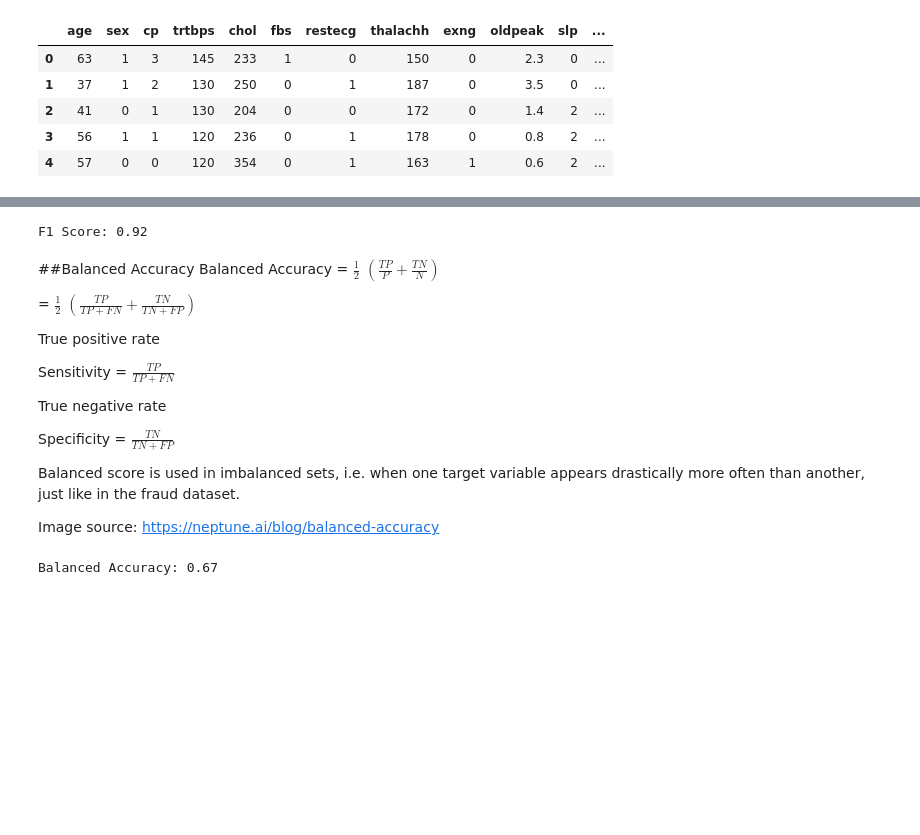
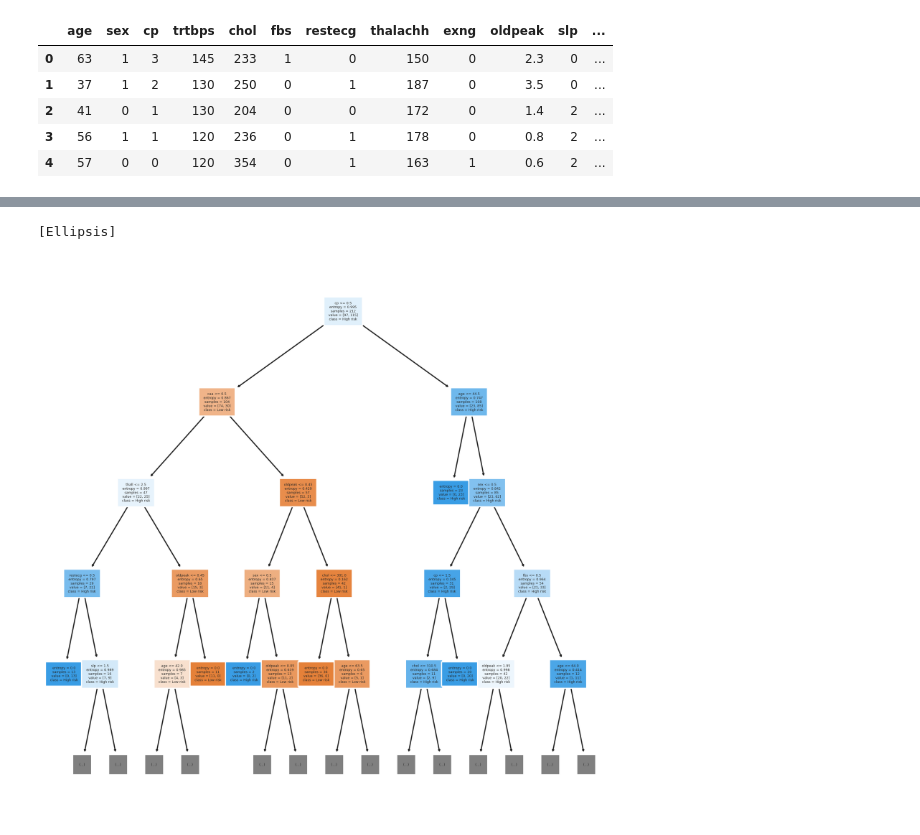
Before and after one commit to IndraniMandal/New-Revisions, a Jupyter notebook: Model_Metrics.ipynb, the cells around one changed output, grey strips where cells are left out. Cells and saved outputs as stored; diff of their text form; code cells hidden in the pictures; blank space fills up the shorter version.

```diff
--- a/Model_Metrics.ipynb
+++ b/Model_Metrics.ipynb
@@ -171,30 +269,2 @@ Balanced between recall and precision. Mainly used in imbalanced sets, i.e. when
-# %%
-print("F1 Score: {:3.2f}".format(f1_score(y_test, y_test_model, average='weighted')))
-# %% [output]
-F1 Score: 0.92
-# %% [markdown]
-##Balanced Accuracy
-Balanced Accuracy = $\frac{1}{2}$ $({\frac{TP}{P} + \frac{TN}{N}})$
-
-= $\frac{1}{2}$ $({\frac{TP}{TP+FN} + \frac{TN}{TN+FP}})$
-
-
-True positive rate
-
-Sensitivity = $\frac{TP}{TP + FN}$
-
-True negative rate
-
-Specificity = $\frac{TN}{TN + FP}$
-
-
-
-Balanced score is used in imbalanced sets, i.e. when one target variable appears drastically more often than another, just like in the fraud dataset.
-
-
-Image source: https://neptune.ai/blog/balanced-accuracy
-# %%
-from sklearn.metrics import balanced_accuracy_score
-print("Balanced Accuracy: {:3.2f}".format(balanced_accuracy_score(y_test,y_test_model)))
-# %% [output]
-Balanced Accuracy: 0.67
+# %%
+X_train,X_test,y_train,y_test=train_test_split(X_heart,y_heart,train_size=0.7, test_size=0.3,random_state=2)
@@ -200,0 +276,10 @@ Balanced Accuracy: 0.67
+# %%
+import matplotlib.pyplot as plt #importing pyplot class from the matplotlib library
+from sklearn.tree import plot_tree #importing the plot_tree function from
+fig, axes = plt.subplots(1, 1, figsize=(9, 9), dpi=300) #creating a subplot grid
+plot_tree(model, fontsize=3, filled=True, max_depth=4,feature_names= X_heart.columns,
+          class_names= [ 'Low risk', 'High risk'])
+[...]
+# %% [output]
+[Ellipsis]
+[figure, added]
```
Also changed, not shown: parts of 85 cells of this notebook.
